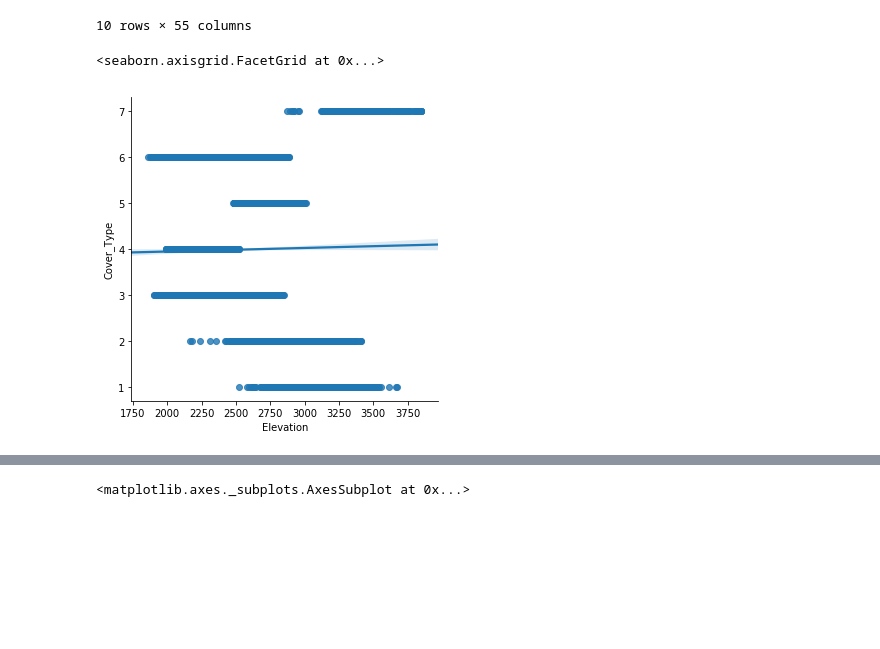
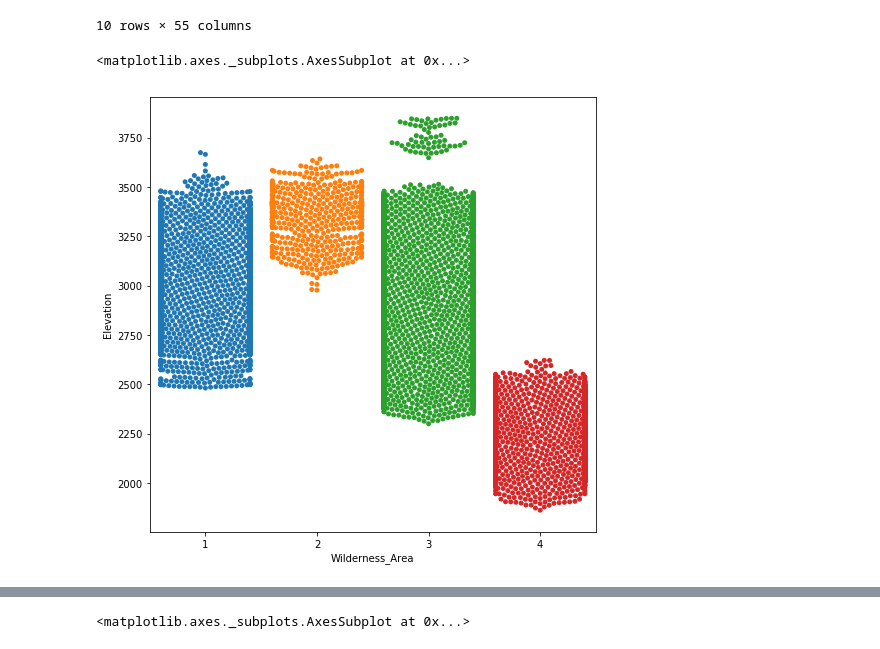
Before and after one commit to ttrumbly/Forest_Cover, a Jupyter notebook: forest_cover_project_3_eda.ipynb, the cells around one changed output, grey strips where cells are left out. Saved outputs shown, nothing was run; the diff lists cells and outputs as text; code cells hidden in the pictures; blank space fills up the shorter version.

```diff
--- a/forest_cover_project_3_eda.ipynb
+++ b/forest_cover_project_3_eda.ipynb
@@ -59,0 +54,7 @@ train['Soil_Type'] = train['Soil_Type'].apply(str)
+# %%
+#Turn wilderness area binary columns into categorical values
+train_clas['Wilderness_Area'] = train_clas['Wilderness_Area1']
+train_clas['Wilderness_Area'][train_clas['Wilderness_Area2'] == 1] = 2
+train_clas['Wilderness_Area'][train_clas['Wilderness_Area3'] == 1] = 3
+train_clas['Wilderness_Area'][train_clas['Wilderness_Area4'] == 1] = 4
+train_clas['Wilderness_Area']= train_clas['Wilderness_Area'].apply(str)
@@ -59,0 +74,7 @@ train['Soil_Type'] = train['Soil_Type'].apply(str)
+# %%
+#Turn wilderness area binary columns into categorical values
+test_clas['Wilderness_Area'] = test_clas['Wilderness_Area1']
+test_clas['Wilderness_Area'][test_clas['Wilderness_Area2'] == 1] = 2
+test_clas['Wilderness_Area'][test_clas['Wilderness_Area3'] == 1] = 3
+test_clas['Wilderness_Area'][test_clas['Wilderness_Area4'] == 1] = 4
+test_clas['Wilderness_Area']= test_clas['Wilderness_Area'].apply(str)
@@ -59,0 +101,6 @@ train['Soil_Type'] = train['Soil_Type'].apply(str)
+# %%
+#turn Soil Type into a categorical value
+test_clas['Soil_Type'] = 0
+for i in range(1,40):
+    test_clas['Soil_Type'][test_clas['Soil_Type'+str(i)]==1] = i
+test_clas['Soil_Type'] = test_clas['Soil_Type'].apply(str)
@@ -59,0 +112,5 @@ train['Soil_Type'] = train['Soil_Type'].apply(str)
+# %%
+train_clas['Soil_Type'] = 0
+for i in range(1,40):
+    train_clas['Soil_Type'][train_clas['Soil_Type'+str(i)]==1] = i
+train_clas['Soil_Type'] = train_clas['Soil_Type'].apply(str)
@@ -84,8 +157,9 @@ full.nsmallest(10,'Hillshade_9am')
 | 479788 | 3224 | 310 | 55 | 134 | 70 | 2982 | ... |
 | 480337 | 3194 | 212 | 30 | 182 | 42 | 2947 | ... |
 10 rows × 55 columns
-# %%
-sns.lmplot(x='Elevation', y='Cover_Type', data=train)
-# %% [output]
-<seaborn.axisgrid.FacetGrid at 0x...>
-[figure, removed]
+# %%
+fig = plt.subplots(figsize=(8,8))
+sns.swarmplot(x='Wilderness_Area',y='Elevation', data=train_clas)
+# %% [output]
+<matplotlib.axes._subplots.AxesSubplot at 0x...>
+[figure, added]
```
Also changed, not shown: parts of 82 cells of this notebook, 7 other files.
